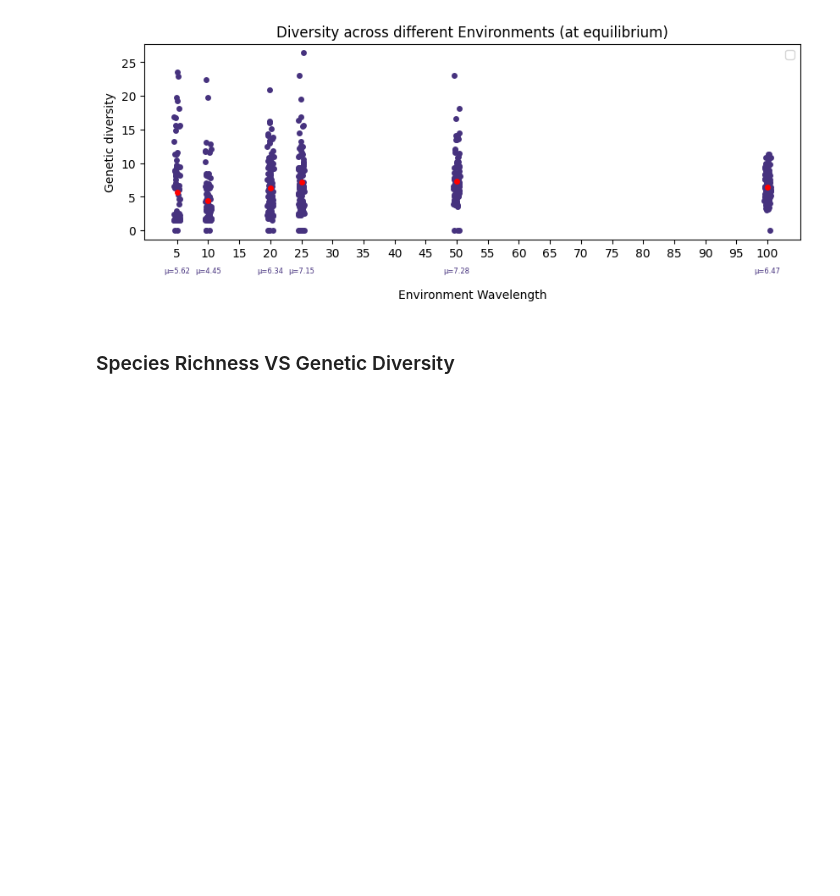
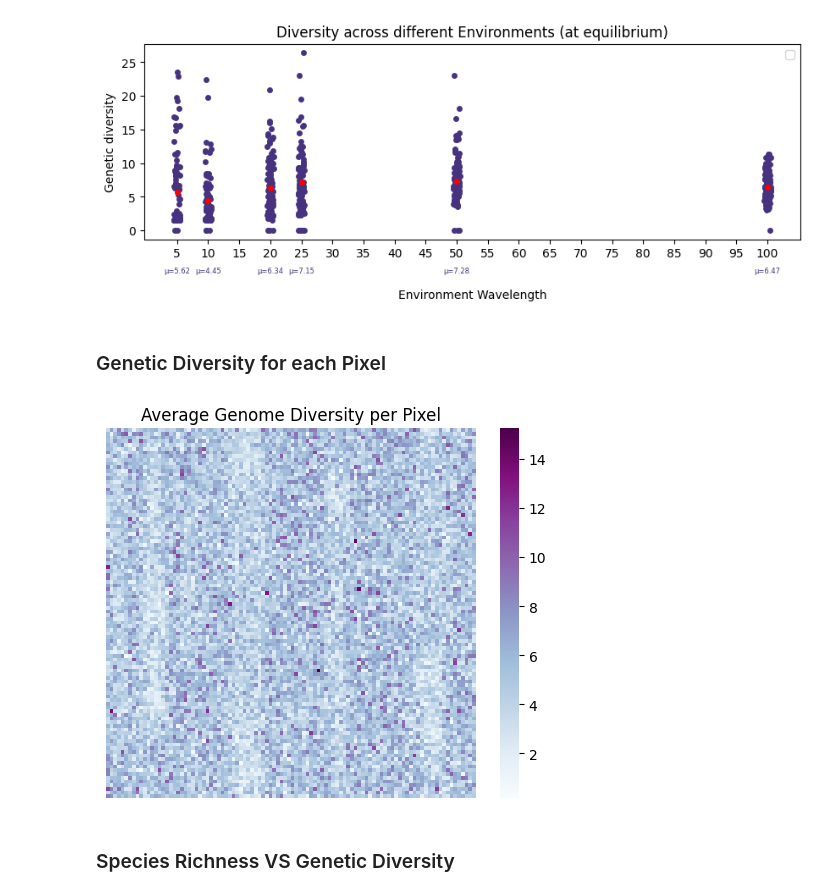
Before and after one commit to giuliabernardinieco/revosim-simulations, a Jupyter notebook: genetic-diversity.ipynb, the cells around one changed output. Drawn from its saved outputs; the diff is of its cells as text; code cells hidden in the pictures; blank space fills up the shorter version.

```diff
--- a/genetic-diversity.ipynb
+++ b/genetic-diversity.ipynb
@@ -244,6 +247,53 @@ plt.show()
 # %% [output]
 No artists with labels found to put in legend.  Note that artists whose label start with an underscore are ignored when legend() is called with no argument.
 [figure]
+# %% [markdown]
+### Genetic Diversity for each Pixel
+# %%
+folder_paths = ['/Users/gb4818/Library/CloudStorage/OneDrive-ImperialCollegeLondon/Rev-res-in/100k_iter/w50']
+folder_labels = [50]
+
+# importing all data from all file so I have a table that I can access later.
+all_grids_div = []
+
+for i, folder_path in enumerate(folder_paths):
+    grid_div = pd.DataFrame(columns=['X coord', 'Y coord', 'Genetic Diversity', 'Simulation', 'Environment'])
+
+    for filename in os.listdir(folder_path):
+        match = re.match(r'REvoSim_individuals_data_.*\.txt', filename)
+        if match:
+            file_path = os.path.join(folder_path, filename)
+            # import file
+            df = pd.read_csv(file_path, sep=',', header=0, skiprows=12)
+            df = df[['X coord', 'Y coord', 'Genome']]
+            # group by each pixel
+            pixel_diversity = df.groupby(['X coord', 'Y coord'])['Genome'].apply(lambda x: average_diversity_simulation(x, len(x))).reset_index()
+            pixel_diversity.rename(columns={'Genome': 'Genetic Diversity'}, inplace=True)  # Renaming the column
+            pixel_diversity['Simulation'] = filename
+            pixel_diversity['Environment'] = folder_labels[i]
+            # Append the results of each file to the grid_div DataFrame
+            grid_div = pd.concat([grid_div, pixel_diversity], ignore_index=True)
+
+    # Append the stats dataframe to the list
+    all_grids_div.append(grid_div)
+
+# Concatenate all DataFrames from different folders into a single DataFrame
+grid_div = pd.concat(all_grids_div, ignore_index=True)# save grids into a csv file
+# grid_div.to_csv('grids_Xdp_50w.csv')
+# %%
+grid_div = grid_div[grid_div['Environment'] == 30]
+##### HEATMAP of genetic diversity
+pivot_mean = grid_div.pivot_table(index='Y coord', columns='X coord', values='Genetic Diversity', aggfunc='mean')
+# Replace NaN values with 0
+pivot_mean = pivot_mean.fillna(0)
+
+# Create the heatmap plot
+sns.heatmap(pivot_mean, cmap='BuPu', square=True)
+plt.axis('off')
+plt.title(f'Average Genetic Diversity per Pixel')  # Add a title to the plot
+plt.show()
+# %% [output]
+[figure, added]
 # %% [markdown]
 ### Species Richness VS Genetic Diversity
 # %%
```
Also changed, not shown: parts of 1 cell of this notebook, 4 other files.
